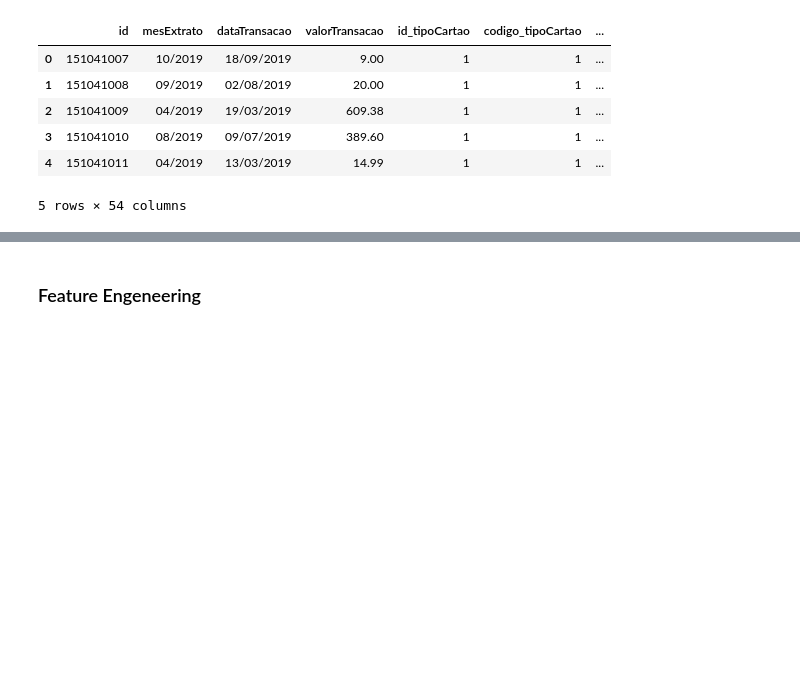
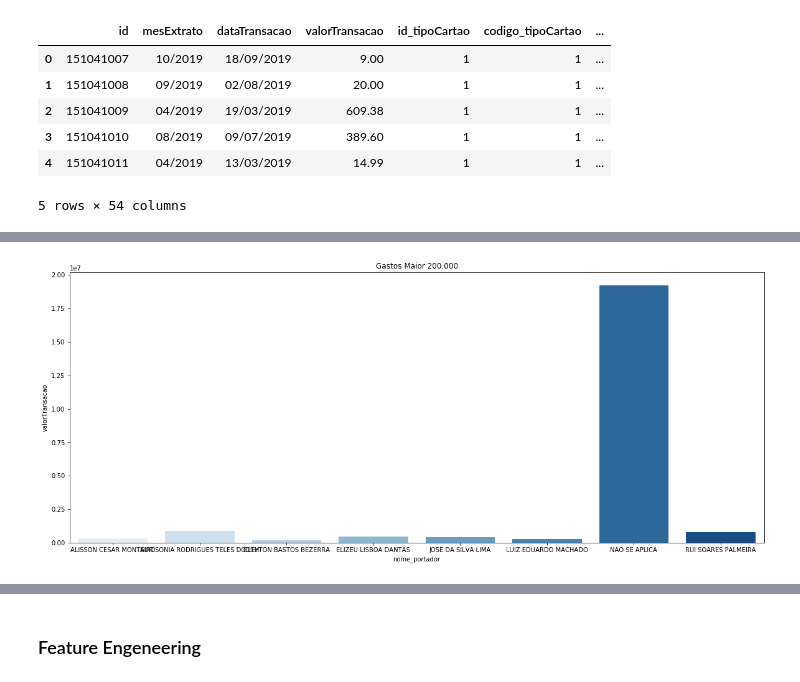
Before and after one commit to GuiCosti/Public-Spending-Analisys, a Jupyter notebook: src/anomaly_detection.ipynb, the cells around one changed output, grey strips where cells are left out. Drawn from its saved outputs; the diff is of its cells as text; code cells hidden in the pictures; blank space fills up the shorter version.

```diff
--- a/src/anomaly_detection.ipynb
+++ b/src/anomaly_detection.ipynb
@@ -82,0 +184,4 @@ len(df[df.valorTransacao <= 0])
+# %%
+df1 = df.groupby('nome_portador').agg({'valorTransacao':'sum'})
+df1 = df1.reset_index()
+df1.describe().T
@@ -82,0 +191,3 @@ len(df[df.valorTransacao <= 0])
+# %%
+df1_maior_200k = df1[df1['valorTransacao'] >= 200000]
+df1_maior_200k.head()
@@ -82,0 +201,6 @@ len(df[df.valorTransacao <= 0])
+# %%
+plt.figure(figsize=(20,8))
+plt.title("Gastos Maior 200.000")
+sns.barplot(x="nome_portador", y="valorTransacao", data=df1_maior_200k, palette='Blues');
+# %% [output]
+[figure, added]
```
Also changed, not shown: parts of 29 cells of this notebook, 3 other files.
